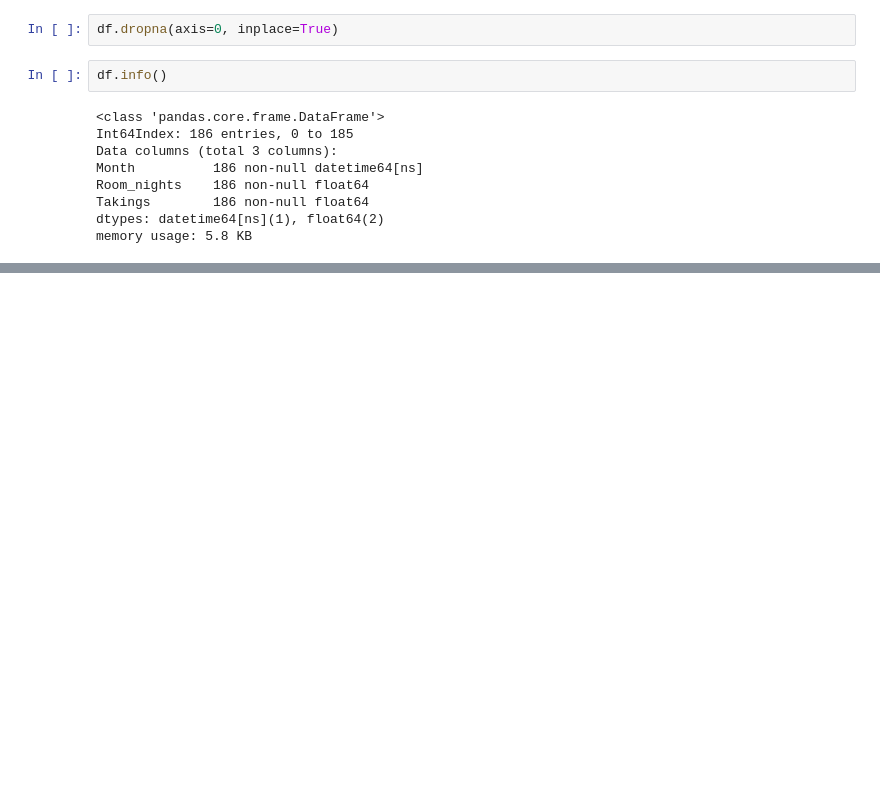
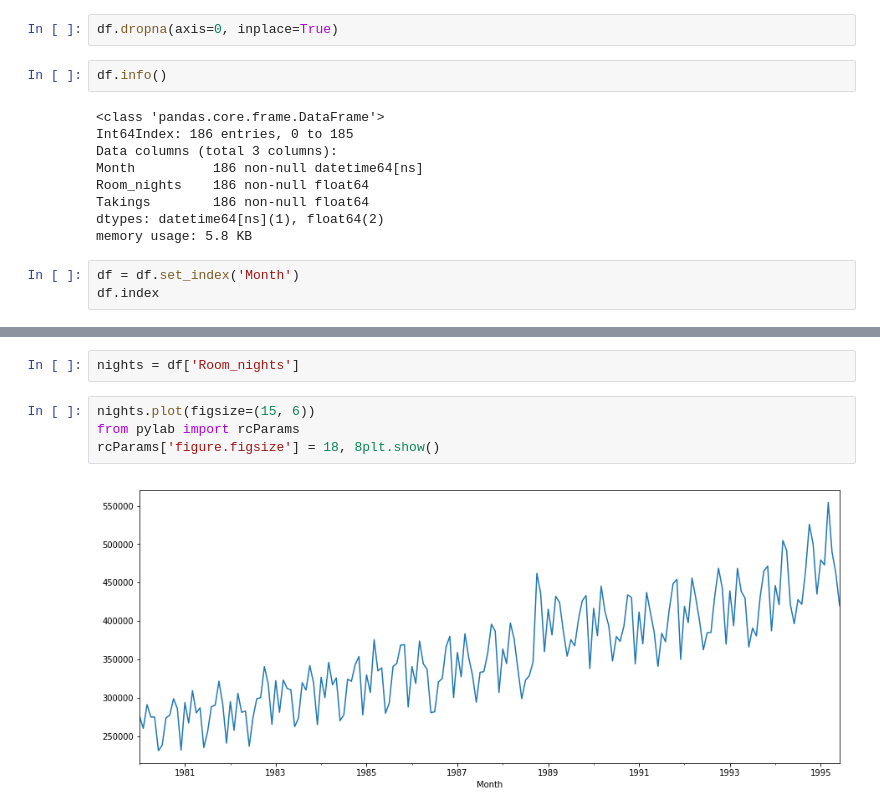
Before and after one commit to GZembrowski/Time_training, a Jupyter notebook: Untitled.ipynb, the cells around one changed output, grey strips where cells are left out. Drawn from its saved outputs; the diff is of its cells as text; blank space fills up the shorter version.

```diff
--- a/Untitled.ipynb
+++ b/Untitled.ipynb
@@ -65,3 +65,6 @@ Room_nights    186 non-null float64
 Takings        186 non-null float64
 dtypes: datetime64[ns](1), float64(2)
 memory usage: 5.8 KB
+# %%
+df = df.set_index('Month')
+df.index
@@ -67,0 +90,8 @@ memory usage: 5.8 KB
+# %%
+nights = df['Room_nights']
+# %%
+nights.plot(figsize=(15, 6))
+from pylab import rcParams
+rcParams['figure.figsize'] = 18, 8plt.show()
+# %% [output]
+[figure, added]
```
Also changed, not shown: parts of 8 cells of this notebook.
